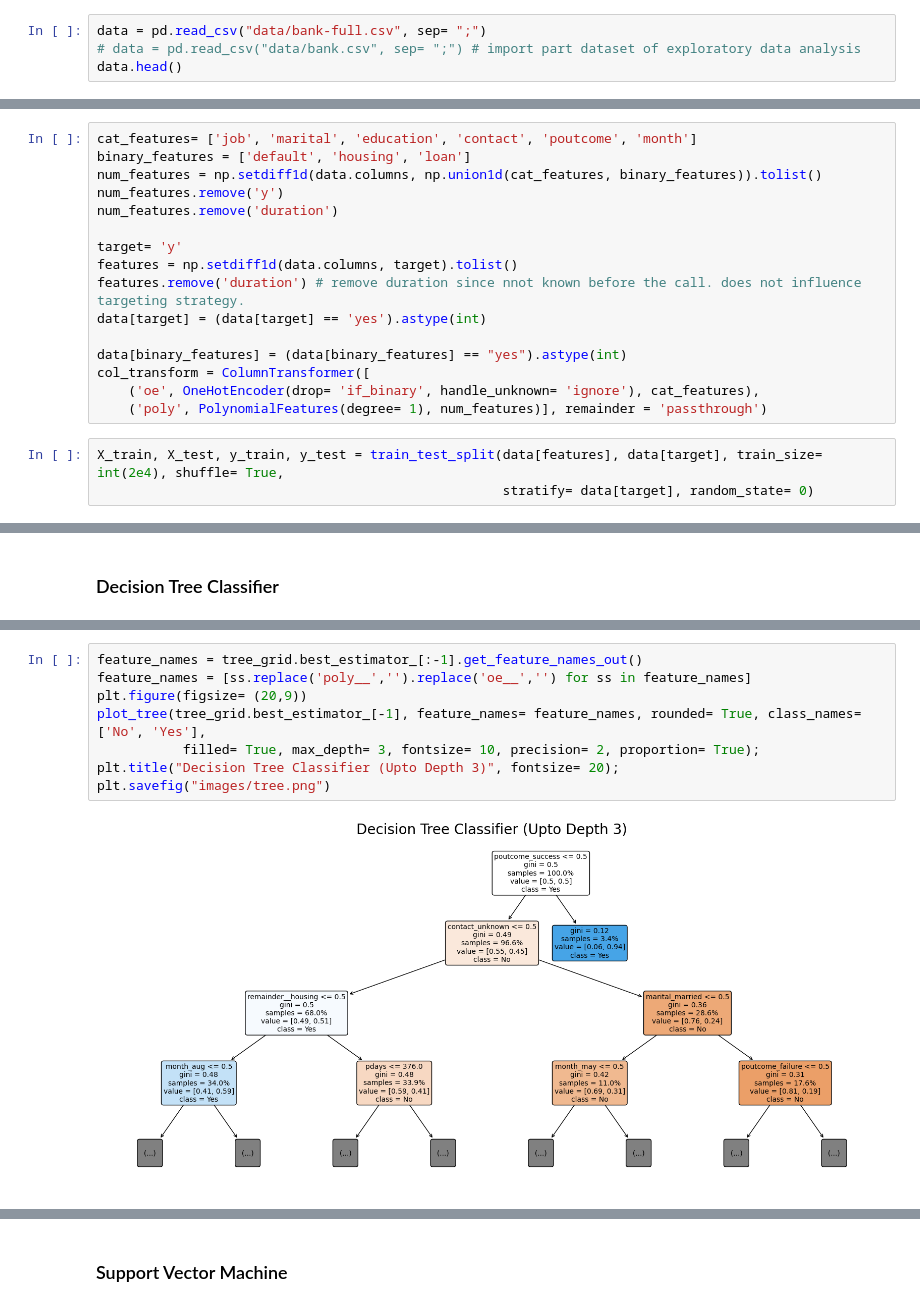
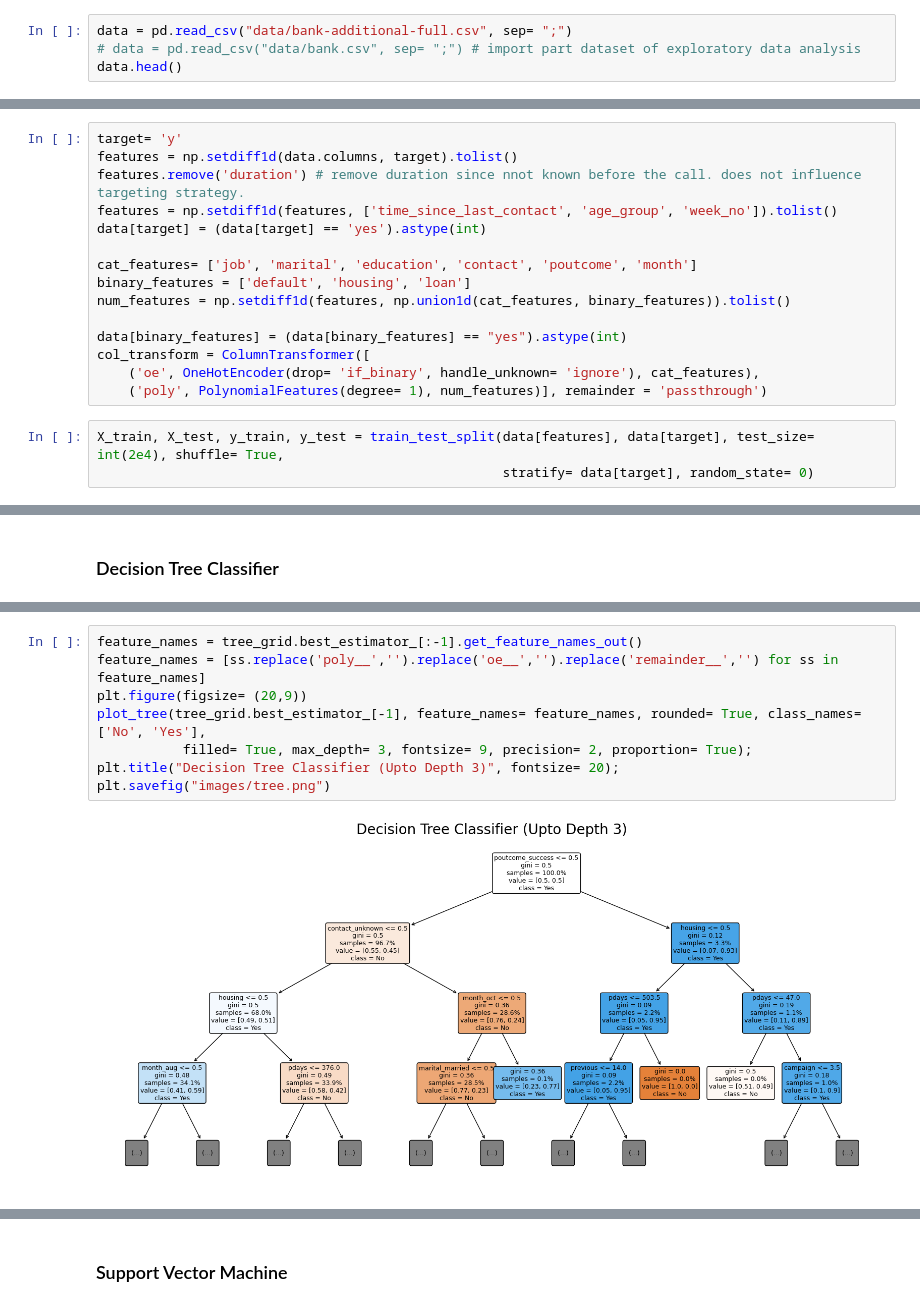
Before and after one commit to garimasc/bank_marketing, a Jupyter notebook: evaluate_classification.ipynb, the cells around one changed output, grey strips where cells are left out. Saved outputs shown, nothing was run; the diff lists cells and outputs as text.

Commit message:
check in code before changing the data source

```diff
--- a/evaluate_classification.ipynb
+++ b/evaluate_classification.ipynb
@@ -30,7 +29,7 @@ warnings.filterwarnings(action= 'ignore')
 
 import pickle
 # %%
-data = pd.read_csv("data/bank-full.csv", sep= ";")
+data = pd.read_csv("data/bank-additional-full.csv", sep= ";")
 # data = pd.read_csv("data/bank.csv", sep= ";") # import part dataset of exploratory data analysis
 data.head()
 # %% [output]
@@ -186,23 +187,22 @@ plt.tight_layout();
 # %% [markdown]
 ### Feature Transfrom
 # %%
-cat_features= ['job', 'marital', 'education', 'contact', 'poutcome', 'month']
-binary_features = ['default', 'housing', 'loan']
-num_features = np.setdiff1d(data.columns, np.union1d(cat_features, binary_features)).tolist()
-num_features.remove('y')
-num_features.remove('duration')
-
 target= 'y'
 features = np.setdiff1d(data.columns, target).tolist()
 features.remove('duration') # remove duration since nnot known before the call. does not influence targeting strategy.
+features = np.setdiff1d(features, ['time_since_last_contact', 'age_group', 'week_no']).tolist()
 data[target] = (data[target] == 'yes').astype(int)
+
+cat_features= ['job', 'marital', 'education', 'contact', 'poutcome', 'month']
+binary_features = ['default', 'housing', 'loan']
+num_features = np.setdiff1d(features, np.union1d(cat_features, binary_features)).tolist()
 
 data[binary_features] = (data[binary_features] == "yes").astype(int)
 col_transform = ColumnTransformer([
     ('oe', OneHotEncoder(drop= 'if_binary', handle_unknown= 'ignore'), cat_features),
     ('poly', PolynomialFeatures(degree= 1), num_features)], remainder = 'passthrough')
 # %%
-X_train, X_test, y_train, y_test = train_test_split(data[features], data[target], train_size= int(2e4), shuffle= True,
+X_train, X_test, y_train, y_test = train_test_split(data[features], data[target], test_size= int(2e4), shuffle= True,
                                                     stratify= data[target], random_state= 0)
 # %% [markdown]
 ### Logistic Regression
@@ -306,13 +306,13 @@ Test F1-score for Tree Classifier: 0.43
 # %%
 feature_names = tree_grid.best_estimator_[:-1].get_feature_names_out()
-feature_names = [ss.replace('poly__','').replace('oe__','') for ss in feature_names]
+feature_names = [ss.replace('poly__','').replace('oe__','').replace('remainder__','') for ss in feature_names]
 plt.figure(figsize= (20,9))
 plot_tree(tree_grid.best_estimator_[-1], feature_names= feature_names, rounded= True, class_names= ['No', 'Yes'],
-           filled= True, max_depth= 3, fontsize= 10, precision= 2, proportion= True);
+           filled= True, max_depth= 3, fontsize= 9, precision= 2, proportion= True);
 plt.title("Decision Tree Classifier (Upto Depth 3)", fontsize= 20);
 plt.savefig("images/tree.png")
 # %% [output]
-[figure, old version]
+[figure, new version]
 # %%
 df_imp = pd.DataFrame(tree_grid.best_estimator_[-1].feature_importances_, index= feature_names, columns= ['importance'])
 df_imp.sort_values('importance', ascending= False, inplace= True)
```
Also changed, not shown: parts of 9 cells of this notebook, 20 other files.
